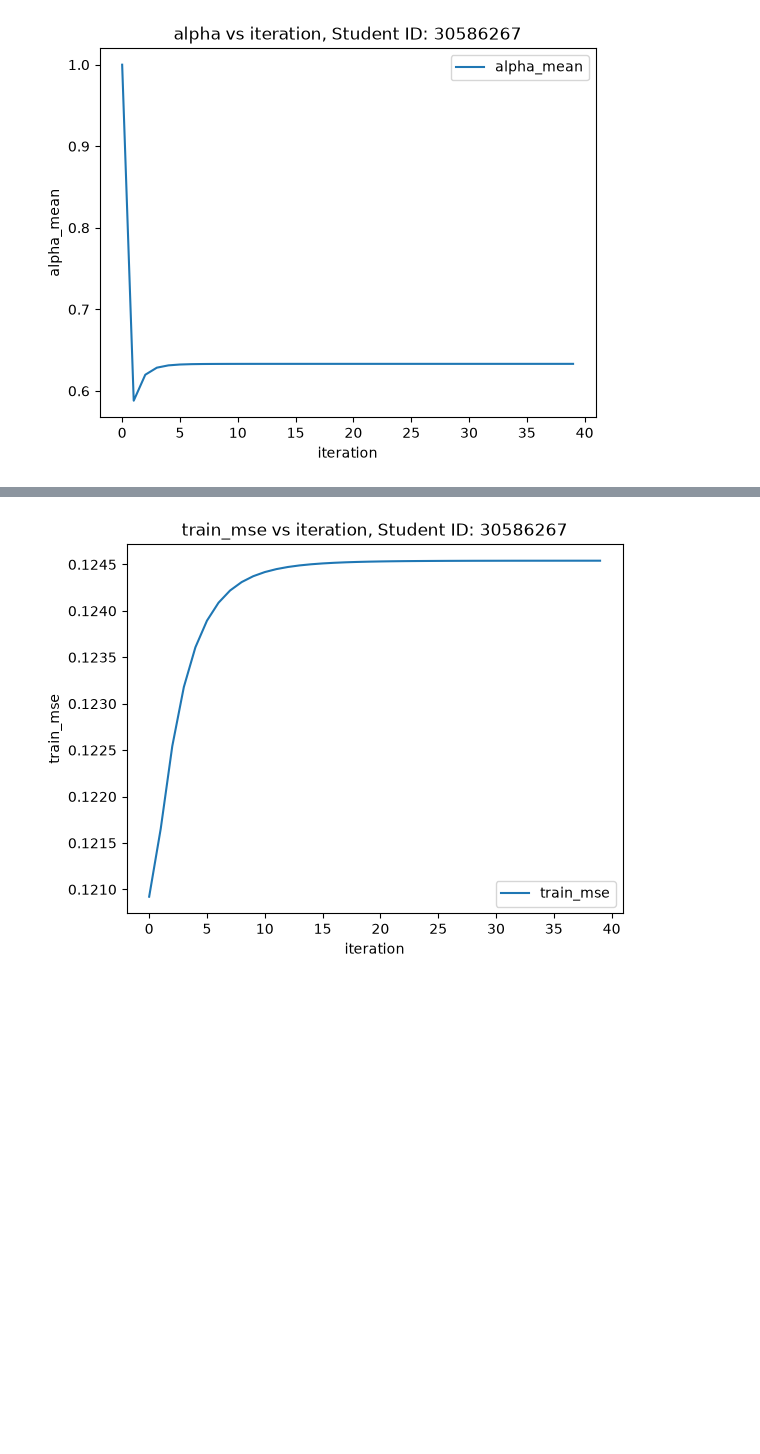
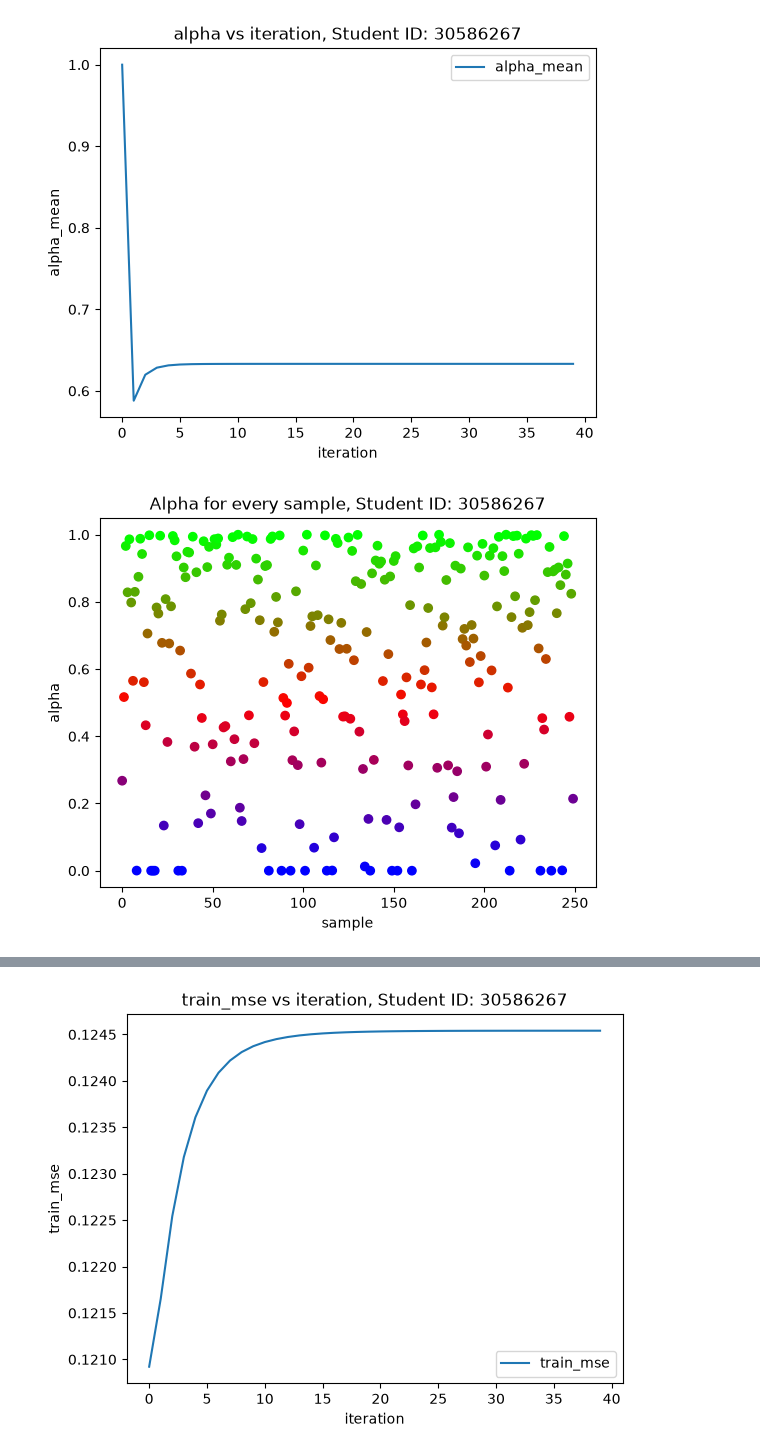
Before and after one commit to sche0151/ECE4179_Assignment_Notebooks, a Jupyter notebook: Q2_IWLS_Starter_Code.ipynb, the cells around one changed output, grey strips where cells are left out. Drawn from its saved outputs; the diff is of its cells as text; code cells hidden in the pictures; blank space fills up the shorter version.

```diff
--- a/Q2_IWLS_Starter_Code.ipynb
+++ b/Q2_IWLS_Starter_Code.ipynb
@@ -281,7 +281,7 @@ def iwls(X_trn, y_trn, X_val, y_val, sigma=10.0, max_iter=40, degree=1, verbose=
         alpha = np.exp(-sigma*(y_trn-y_trn_pred)**2)
         w = weighted_ls(X_trn_new_norm, y_trn, alpha=alpha)
 
-    return best, history, X_trn_new_norm
+    return best, history, X_trn_new_norm, alpha
 # %%
 # Run IWLS with a sigma of your choice and report the best validation MSE.
 ### YOUR CODE HERE
@@ -444,3 +444,18 @@ plt.savefig("plot6.png", dpi=300)
 plt.show()
 # %% [output]
 [figure]
+# %%
+best, history, X_trn_new_norm, alpha = iwls(x_trn, y_trn, x_val, y_val, sigma=55, max_iter=40, degree=9, verbose=False)
+
+figure1, ax = plt.subplots()
+ax.scatter(np.arange(best['alpha'].size), best['alpha'], c=best['alpha'], cmap="brg")
+# ax.plot(x, history['alpha_min'][x], label='alpha_min')
+
+plt.title("Alpha for every sample, Student ID: 30586267")
+plt.xlabel("sample")
+plt.ylabel("alpha")
+# plt.legend()
+plt.savefig("q2/Alpha_per_sample.png", dpi=300)
+plt.show()
+# %% [output]
+[figure, added]
```
Also changed, not shown: parts of 13 cells of this notebook, 21 other files.
